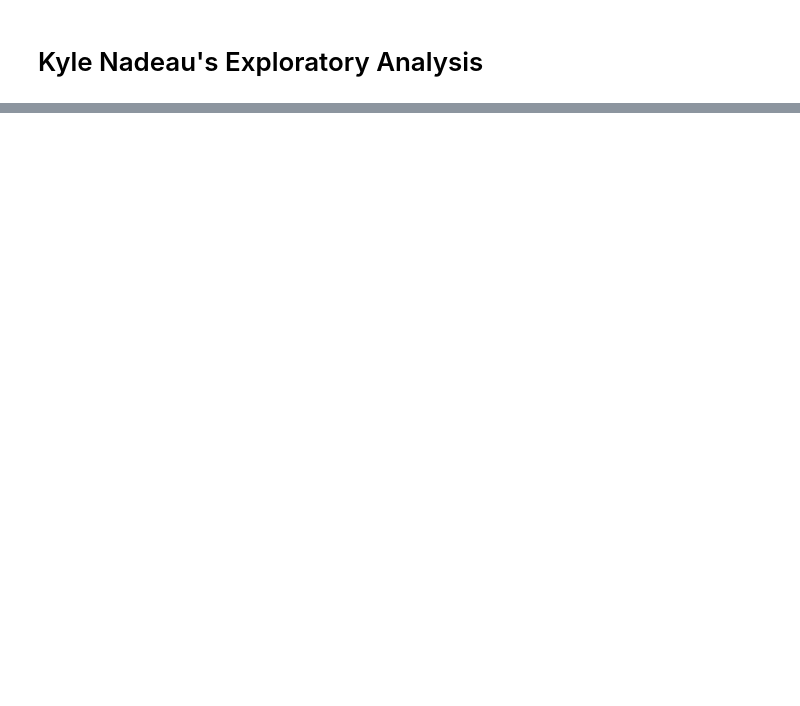
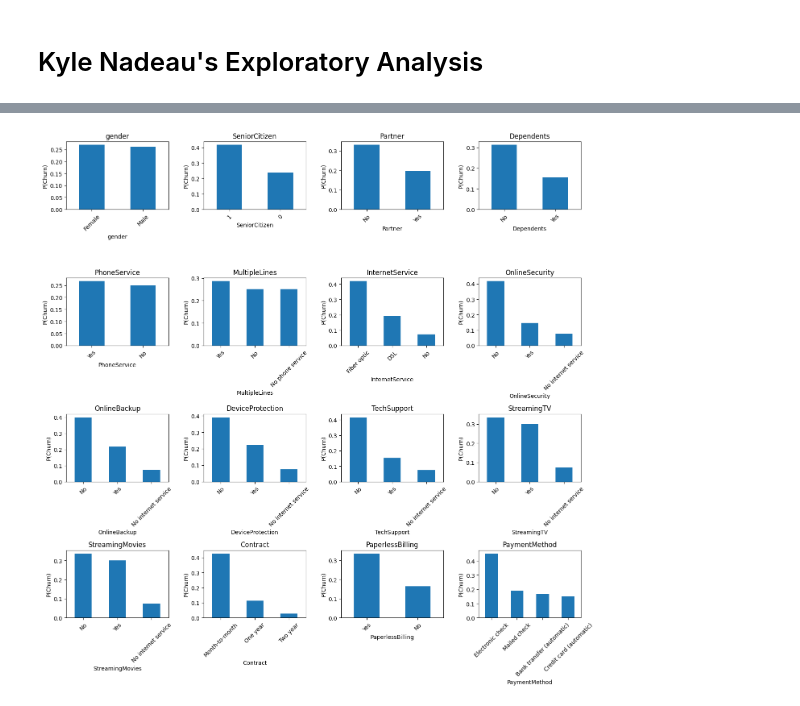
Before and after one commit to Hilary-Henshaw/dsp557-capstone-team5, a Jupyter notebook: notebooks/exploration/kn_data_exploration.ipynb, the cells around one changed output, grey strips where cells are left out. Drawn from its saved outputs; the diff is of its cells as text; code cells hidden in the pictures; blank space fills up the shorter version.

```diff
--- a/notebooks/exploration/kn_data_exploration.ipynb
+++ b/notebooks/exploration/kn_data_exploration.ipynb
@@ -53,0 +127,34 @@ Name: count, dtype: int64
+# %%
+cat_cols = [
+    "gender",
+    "SeniorCitizen",
+    "Partner",
+    "Dependents",
+    "PhoneService",
+    "MultipleLines",
+    "InternetService",
+    "OnlineSecurity",
+    "OnlineBackup",
+    "DeviceProtection",
+    "TechSupport",
+    "StreamingTV",
+    "StreamingMovies",
+    "Contract",
+    "PaperlessBilling",
+    "PaymentMethod",
+]
+cat_cols = [c for c in cat_cols if c in data.columns]
+
+
+def churn_rate_by(df, col, churn_col="Churn"):
+    return (
+        df.groupby(col, dropna=False)[churn_col]
+        .apply(lambda s: (s == "Yes").mean())
+        .rename("churn_rate")
+        .sort_values(ascending=False)
+    )
+
+
+for col in cat_cols:
+    print("\n", col)
+    display(churn_rate_by(data, col))
@@ -53,0 +194,12 @@ Name: count, dtype: int64
+# %%
+fig, axes = plt.subplots(4, 4, figsize=(14, 14))
+axes = axes.ravel()
+for ax, col in zip(axes, cat_cols):
+    churn_rate_by(data, col).plot(kind="bar", ax=ax)
+    ax.set_title(col)
+    ax.set_ylabel("P(Churn)")
+    ax.tick_params(axis="x", rotation=45)
+plt.tight_layout()
+plt.show()
+# %% [output]
+[figure, added]
```
Also changed, not shown: parts of 28 cells of this notebook, 6 other files.
